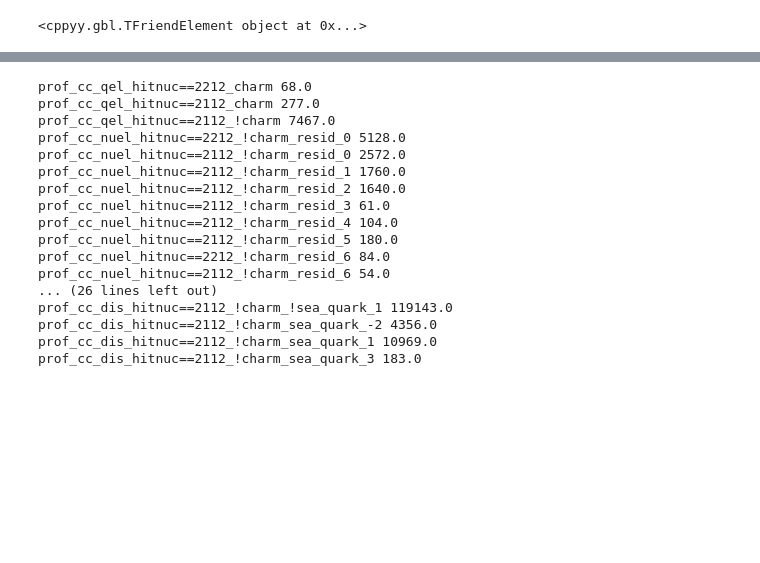
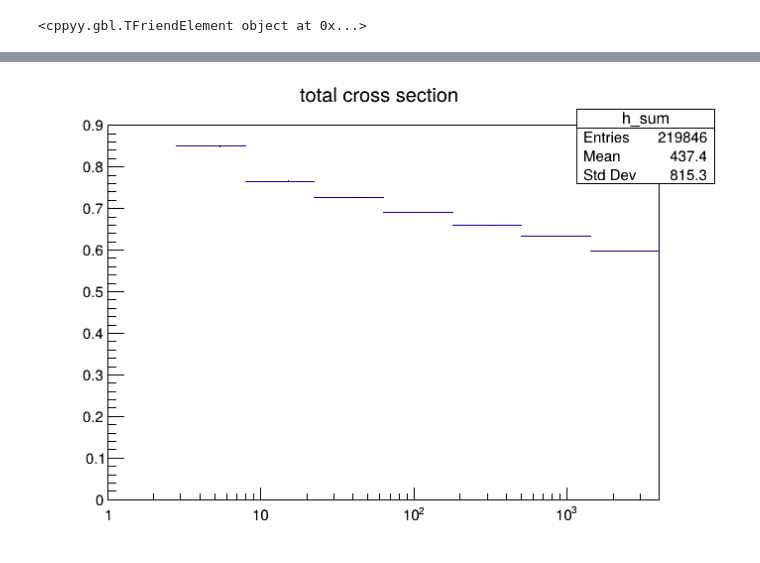
Before and after one commit to antonioiuliano2/macros-ship, a Jupyter notebook: nu_ship_simulations/SumCCCrossSections.ipynb, the cells around one changed output, grey strips where cells are left out. Drawn from its saved outputs; the diff is of its cells as text; code cells hidden in the pictures; blank space fills up the shorter version.

```diff
--- a/nu_ship_simulations/SumCCCrossSections.ipynb
+++ b/nu_ship_simulations/SumCCCrossSections.ipynb
@@ -32,10 +35,18 @@ df_numu = df2.Filter("neu==14");
 #target must be tungsten
 df_numu_W = df_numu.Filter("tgt==1000741840");
 # %%
-nbinsE = 200;
-minE = 0.;
-maxE = 2000.;
+import numpy as np
+from array import array
+# logaritmic binning parameters
+nbinsE = 8
+E_min = 1.
+E_max = 4000
 
+# Generate borders of logarithms bins
+Ebin_borders = np.logspace(np.log10(E_min), np.log10(E_max), nbinsE + 1)
+
+# Conversion to c++
+Ebin_borders_c = array('d', Ebin_borders)
 nbinsxsec = 1000;
 minxsec = 0.;
 maxxsec = 1.;
@@ -93,9 +113,11 @@ for cc in charge:
 # %%
-h_sum = r.TH1D("h_sum","total cross section",nbinsE,minE,maxE)
+h_sum = r.TH1D("h_sum","total cross section",nbinsE,Ebin_borders_c)
 for profile in profiles:
     h_sum.Add(profile.ProjectionX("h_"+profile.GetName()))
 # %%
 c0 = r.TCanvas()
-h_sum.Draw("histo")
+h_sum.Draw()
+h_sum.SetAxisRange(0,0.9,"Y")
+c0.SetLogx()
 c0.Draw()
 # %% [output]
@@ -103,22 +124,5 @@ c0.Draw()
+[figure, added]
 # %%
-for prof in profiles:
-    if (prof.GetEntries() > 0):
-        print(prof.GetName(),prof.GetEntries())
+#for prof in profiles:
+#    if (prof.GetEntries() > 0):
+#        print(prof.GetName(),prof.GetEntries())
-# %% [output]
-prof_cc_qel_hitnuc==2212_charm 68.0
-prof_cc_qel_hitnuc==2112_charm 277.0
-prof_cc_qel_hitnuc==2112_!charm 7467.0
-prof_cc_nuel_hitnuc==2212_!charm_resid_0 5128.0
-prof_cc_nuel_hitnuc==2112_!charm_resid_0 2572.0
-prof_cc_nuel_hitnuc==2112_!charm_resid_1 1760.0
-prof_cc_nuel_hitnuc==2112_!charm_resid_2 1640.0
-prof_cc_nuel_hitnuc==2112_!charm_resid_3 61.0
-prof_cc_nuel_hitnuc==2112_!charm_resid_4 104.0
-prof_cc_nuel_hitnuc==2112_!charm_resid_5 180.0
-prof_cc_nuel_hitnuc==2212_!charm_resid_6 84.0
-prof_cc_nuel_hitnuc==2112_!charm_resid_6 54.0
-... (26 lines left out)
-prof_cc_dis_hitnuc==2112_!charm_!sea_quark_1 119143.0
-prof_cc_dis_hitnuc==2112_!charm_sea_quark_-2 4356.0
-prof_cc_dis_hitnuc==2112_!charm_sea_quark_1 10969.0
-prof_cc_dis_hitnuc==2112_!charm_sea_quark_3 183.0
```
Also changed, not shown: parts of 33 cells of this notebook.
